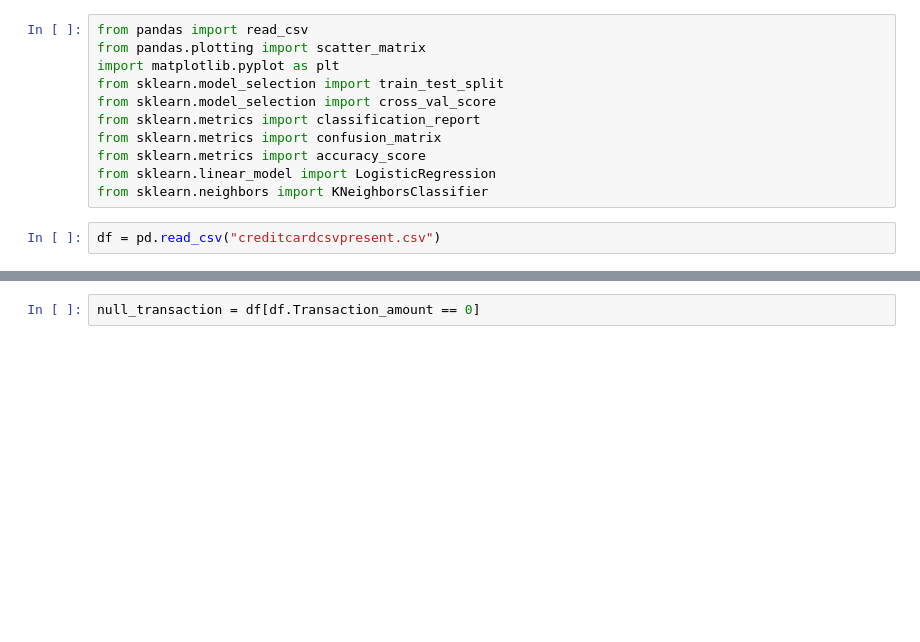
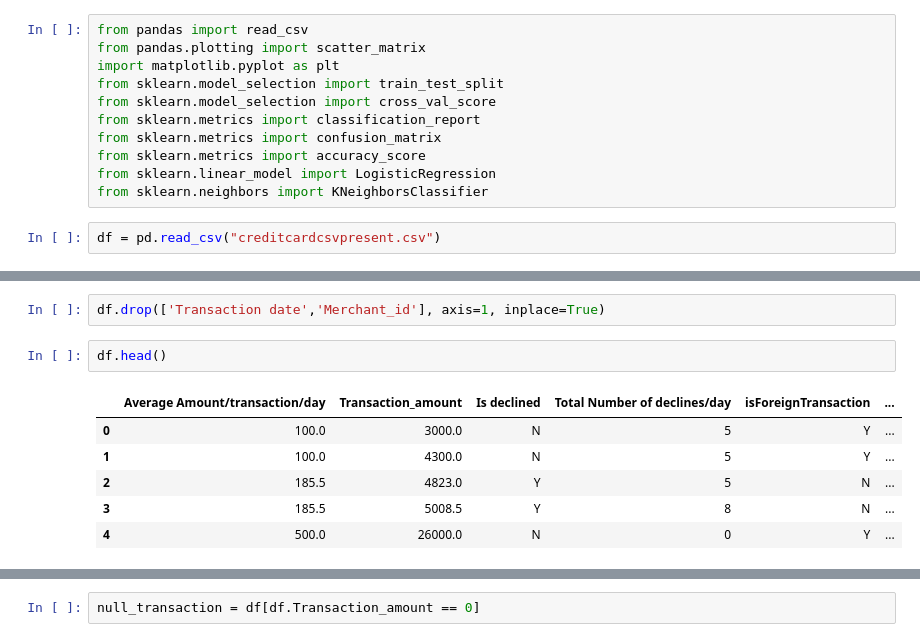
Before and after one commit to dahmd1/creditcardfrauddetection, a Jupyter notebook: Credit_card_fraud_detection_EDA.ipynb, the cells around one changed output, grey strips where cells are left out. Drawn from its saved outputs; the diff is of its cells as text; blank space fills up the shorter version.

```diff
--- a/Credit_card_fraud_detection_EDA.ipynb
+++ b/Credit_card_fraud_detection_EDA.ipynb
@@ -29,0 +56,11 @@ df = pd.read_csv("creditcardcsvpresent.csv")
+# %%
+df.drop(['Transaction date','Merchant_id'], axis=1, inplace=True)
+# %%
+df.head()
+# %% [output]
+|  | Average Amount/transaction/day | Transaction_amount | Is declined | Total Number of declines/day | isForeignTransaction | ... |
+| 0 | 100.0 | 3000.0 | N | 5 | Y | ... |
+| 1 | 100.0 | 4300.0 | N | 5 | Y | ... |
+| 2 | 185.5 | 4823.0 | Y | 5 | N | ... |
+| 3 | 185.5 | 5008.5 | Y | 8 | N | ... |
+| 4 | 500.0 | 26000.0 | N | 0 | Y | ... |
```
Also changed, not shown: parts of 40 cells of this notebook, 1 other file.
